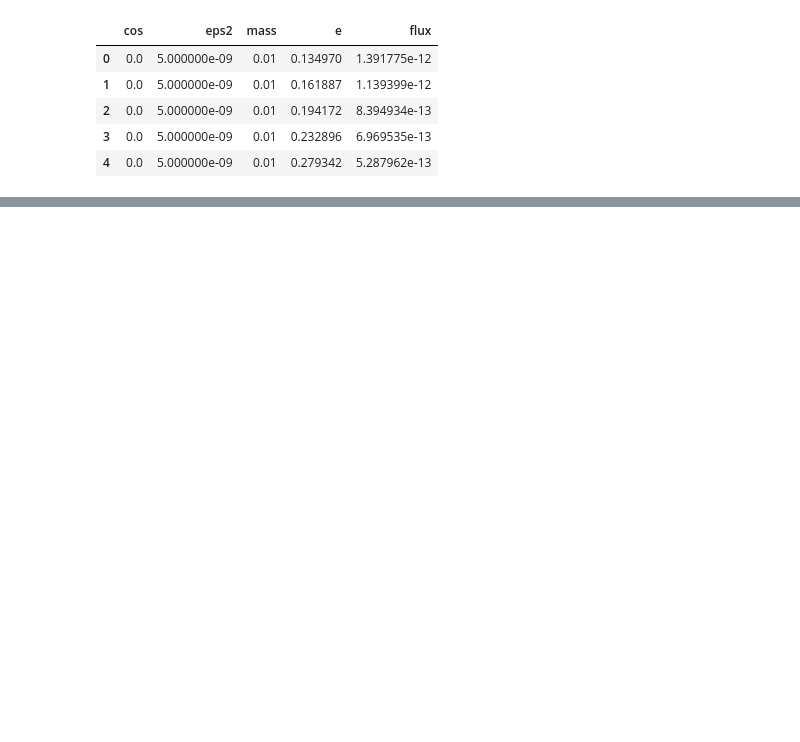
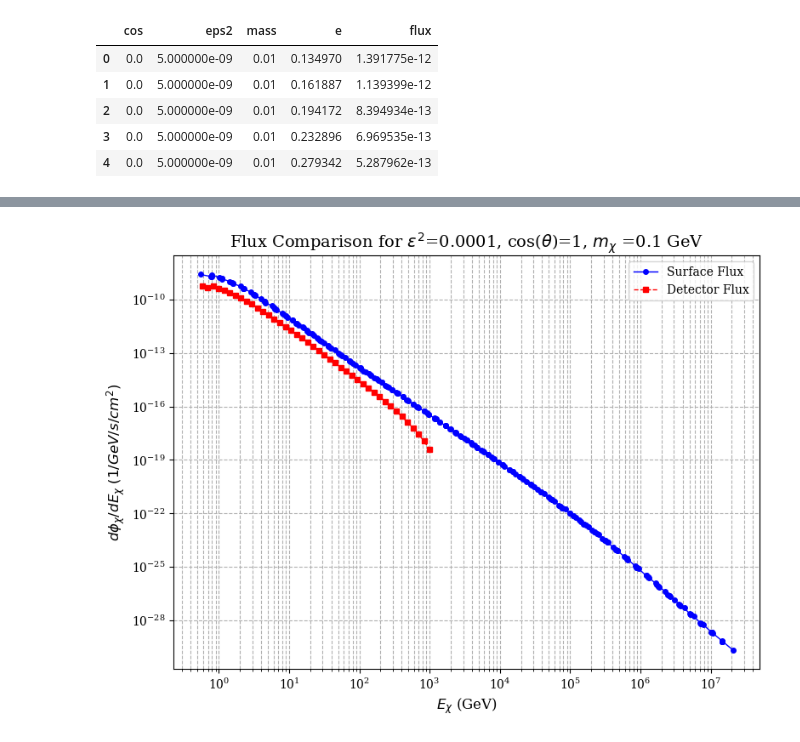
Before and after one commit to Lurishi/Doctorado-mCP, a Jupyter notebook: Mcp_gráficos_papers/Comparacion_csv_supvsdetector.ipynb, the cells around one changed output, grey strips where cells are left out. Drawn from its saved outputs; the diff is of its cells as text; code cells hidden in the pictures; blank space fills up the shorter version.

```diff
--- a/Mcp_gráficos_papers/Comparacion_csv_supvsdetector.ipynb
+++ b/Mcp_gráficos_papers/Comparacion_csv_supvsdetector.ipynb
@@ -52,0 +57,22 @@ plt.show()
+# %%
+
+flujo_sup = df_sup[(df_sup['eps2'] == eps2) & (df_sup['cos'] == cos_theta[1]) & (df_sup['mass'] == m_mcp)]['flux_total'].values
+e_sup = df_sup[(df_sup['eps2'] == eps2) & (df_sup['cos'] == cos_theta[1]) & (df_sup['mass'] == m_mcp)]['e'].values
+flujo_det = df_det[(df_det['eps2'] == eps2) & (df_det['cos'] == cos_theta[1]) & (df_det['mass'] == m_mcp)&(df_det['flux'] > 0)]['flux'].values
+e_det = df_det[(df_det['eps2'] == eps2) & (df_det['cos'] == cos_theta[1]) & (df_det['mass'] == m_mcp)&(df_det['flux'] > 0)]['e'].values
+# %%
+fig, ax = plt.subplots(figsize=(8, 6))
+ax.plot(e_sup, flujo_sup, label='Surface Flux', color='blue', marker='o', markersize=4, linestyle='-', linewidth=1)
+ax.plot(e_det, flujo_det, label='Detector Flux', color='red', marker='s', markersize=4, linestyle='--', linewidth=1)
+ax.set_xlabel(r'$E_\chi$ (GeV)', fontsize=12)
+ax.set_ylabel(r'$d\phi_\chi/dE_\chi\; (1/GeV/s/cm^2)$', fontsize=12)
+ax.set_title(rf'Flux Comparison for $\varepsilon^2$={eps2}, cos($\theta$)={cos_theta[1]}, $m_\chi$ ={m_mcp} GeV', fontsize=14)
+ax.legend()
+ax.grid(True,which='both', linestyle='--')
+ax.set_xscale('log')
+ax.set_yscale('log')
+plt.tight_layout()
+plt.savefig(f'flux_comparison_eps2_{eps2}_cos_{cos_theta[0]}_mass_{m_mcp}.png', dpi=300)
+plt.show()
+# %% [output]
+[figure, added]
```
Also changed, not shown: parts of 3 cells of this notebook, 6 other files.
